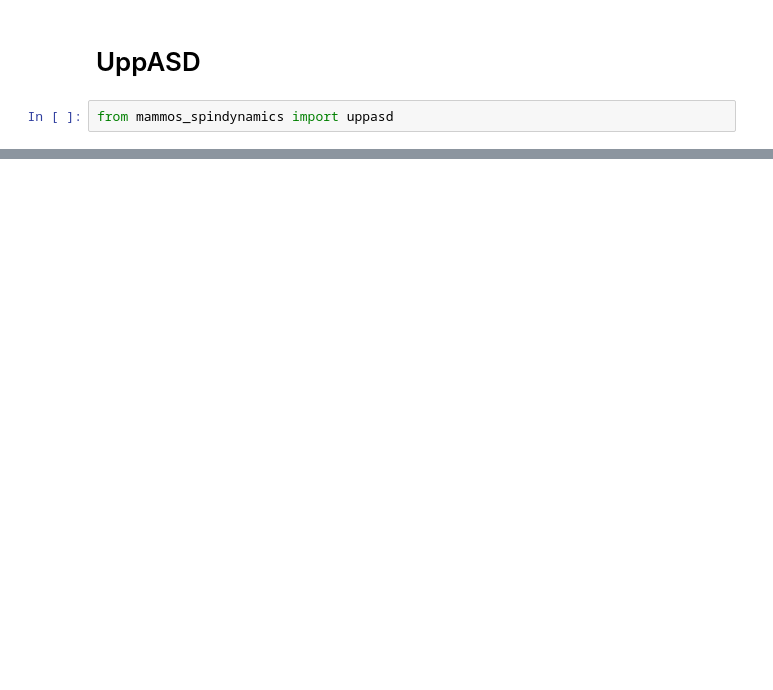
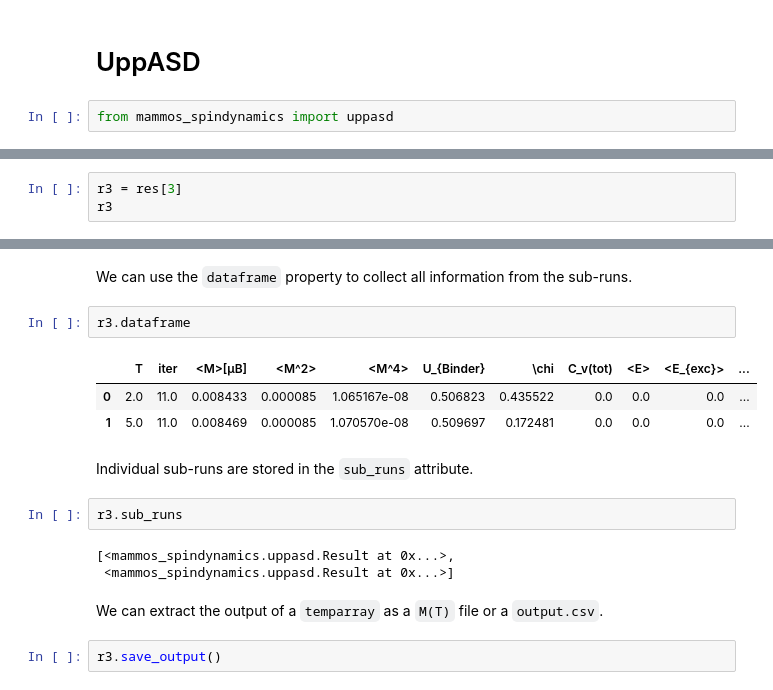
Before and after one commit to MaMMoS-project/mammos-spindynamics, a Jupyter notebook: examples/UppASD.ipynb, the cells around one changed output, grey strips where cells are left out. Saved outputs shown, nothing was run; the diff lists cells and outputs as text; blank space fills up the shorter version.

```diff
--- a/examples/UppASD.ipynb
+++ b/examples/UppASD.ipynb
@@ -101,0 +184,3 @@ res
+# %%
+r3 = res[3]
+r3
@@ -101,0 +211,19 @@ res
+# %% [markdown]
+We can use the `dataframe` property to collect all information from the sub-runs.
+# %%
+r3.dataframe
+# %% [output]
+|  | T | iter | <M>[μB] | <M^2> | <M^4> | U_{Binder} | \chi | C_v(tot) | <E> | <E_{exc}> | ... |
+| 0 | 2.0 | 11.0 | 0.008433 | 0.000085 | 1.065167e-08 | 0.506823 | 0.435522 | 0.0 | 0.0 | 0.0 | ... |
+| 1 | 5.0 | 11.0 | 0.008469 | 0.000085 | 1.070570e-08 | 0.509697 | 0.172481 | 0.0 | 0.0 | 0.0 | ... |
+# %% [markdown]
+Individual sub-runs are stored in the `sub_runs` attribute.
+# %%
+r3.sub_runs
+# %% [output]
+[<mammos_spindynamics.uppasd.Result at 0x...>,
+ <mammos_spindynamics.uppasd.Result at 0x...>]
+# %% [markdown]
+We can extract the output of a `temparray` as a `M(T)` file or a `output.csv`.
+# %%
+r3.save_output()
```
Also changed, not shown: parts of 28 cells of this notebook, 3 other files.
